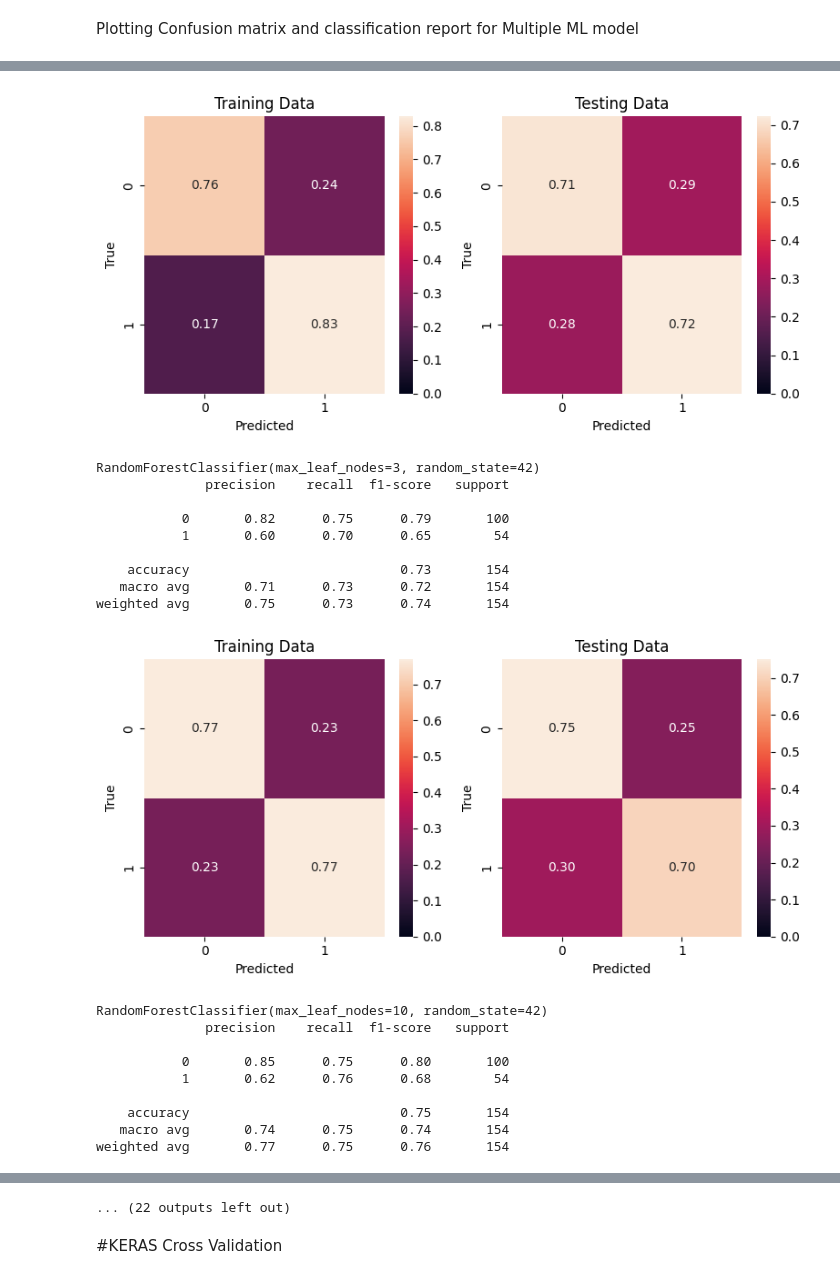
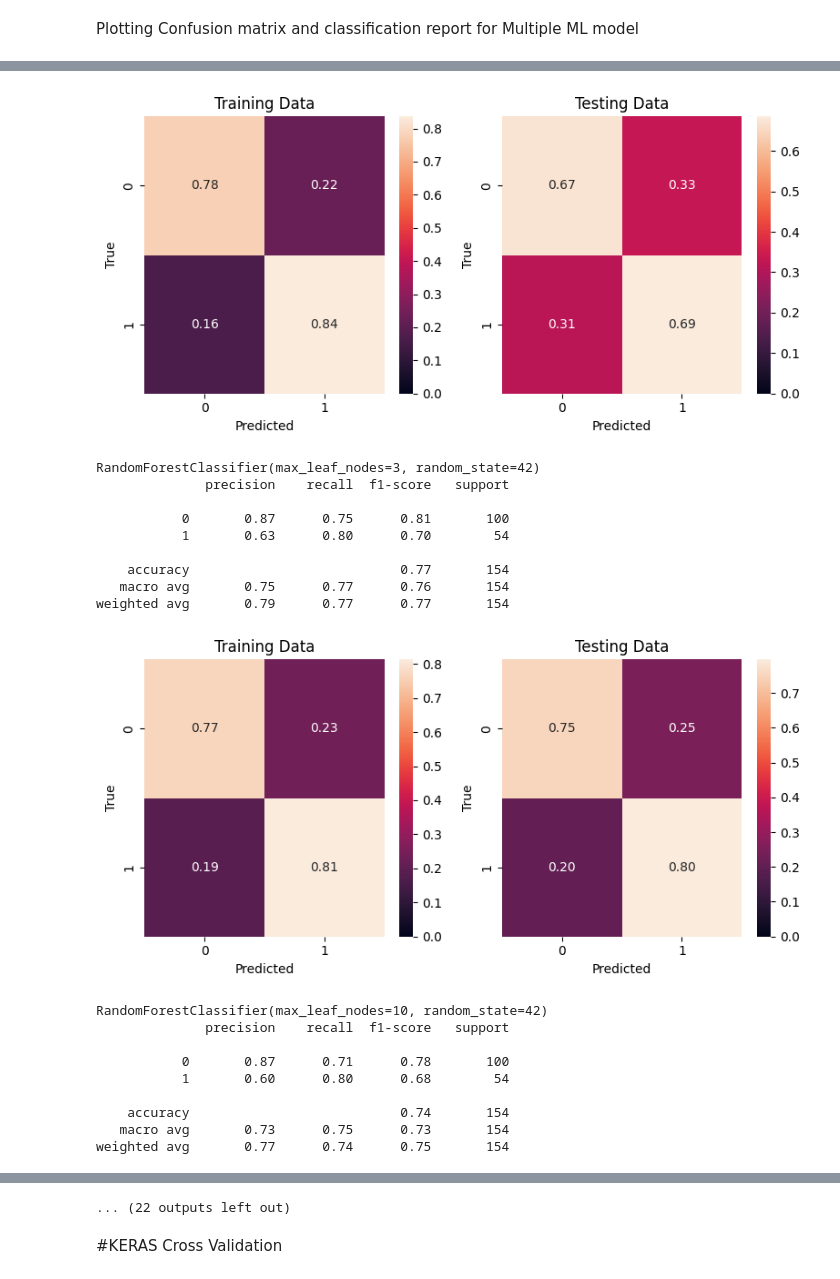
Before and after one commit to isaacadebayo/Predictive-Analytics-Public-Datasets, a Jupyter notebook: Diabetes_Prediction_Classification.ipynb, the cells around one changed output, grey strips where cells are left out. Cells and saved outputs as stored; diff of their text form; code cells hidden in the pictures.

```diff
--- a/Diabetes_Prediction_Classification.ipynb
+++ b/Diabetes_Prediction_Classification.ipynb
@@ -490,9 +488,11 @@ plt.show()
 from sklearn.metrics import roc_curve, auc
 from sklearn.metrics import precision_recall_curve, average_precision_score, roc_auc_score
 
-model_to_evaluate = models[0] # Currently Decision Tree Max Node 3, Change this to select a different model
+selected_pipeline_result = pipelines[0] # Example: LogisticRegression
+model_name = selected_pipeline_result['name']
+fitted_pipe = selected_pipeline_result['pipe']
 
-y_score = model_to_evaluate.predict_proba(X_test)[:, 1]
+y_score = fitted_pipe.predict_proba(X_test)[:, 1]
 auprc = average_precision_score(y_test, y_score)
 auroc = roc_auc_score(y_test, y_score)
 print("AUPRC:", auprc)
@@ -920,27 +909,42 @@ models = [
 # %% [markdown]
 Plotting Confusion matrix and classification report for Multiple ML model
 # %%
+from sklearn.metrics import classification_report, confusion_matrix
+from imblearn.pipeline import Pipeline as ImblearnPipeline # Aliasing Pipeline to ImblearnPipeline
+from sklearn.preprocessing import StandardScaler
+from imblearn.over_sampling import SMOTE
+
 for m in models:
-    # Train the model
-    m.fit(X_tr_res, y_tr_res)
+    # Wrap the model in a pipeline with StandardScaler and SMOTE
+    pipe = ImblearnPipeline([
+        ('scaler', StandardScaler()),
+        ('smote', SMOTE(k_neighbors=10, random_state=42)),
+        ('clf', m),
+    ])
+
+    # Train the pipeline on original X_train, y_train
+    pipe.fit(X_train, y_train)
 
     print(m)
 
-    # Generate predictions
-    y_train_pred = m.predict(X_tr_res).astype(int)
-    y_test_pred = m.predict(X_test_s).astype(int) # Corrected to use scaled test data
+    # Generate predictions using the pipeline
+    y_train_pred = pipe.predict(X_train).astype(int) # Use X_train here, as the pipeline handles scaling and SMOTE
+    y_test_pred = pipe.predict(X_test).astype(int)   # Use X_test here, as the pipeline handles scaling
 
     # Print classification report
     print(classification_report(y_test, y_test_pred))
 
     # Compute confusion matrices
-    conf_matrix_train = confusion_matrix(y_tr_res, y_train_pred).astype(float)
+    conf_matrix_train = confusion_matrix(y_train, y_train_pred).astype(float)
     conf_matrix_test = confusion_matrix(y_test, y_test_pred).astype(float)
 
     # Normalize confusion matrices
     for i in range(conf_matrix_train.shape[0]):
-        conf_matrix_train[i, :] /= conf_matrix_train[i, :].sum()
-        conf_matrix_test[i, :] /= conf_matrix_test[i, :].sum()
+        # Check to avoid division by zero if a row sum is 0
+        if conf_matrix_train[i, :].sum() > 0:
+            conf_matrix_train[i, :] /= conf_matrix_train[i, :].sum()
+        if conf_matrix_test[i, :].sum() > 0:
+            conf_matrix_test[i, :] /= conf_matrix_test[i, :].sum()
 
     # Create subplots for confusion matrices
     fig, axes = plt.subplots(nrows=1, ncols=2, figsize=(8, 4))
@@ -1004,20 +1008,20 @@ weighted avg       0.74      0.71      0.72       154
-[figure, old version]
+[figure, new version]
 RandomForestClassifier(max_leaf_nodes=3, random_state=42)
               precision    recall  f1-score   support
 
-           0       0.82      0.75      0.79       100
-           1       0.60      0.70      0.65        54
+           0       0.87      0.75      0.81       100
+           1       0.63      0.80      0.70        54
 
-    accuracy                           0.73       154
-   macro avg       0.71      0.73      0.72       154
-weighted avg       0.75      0.73      0.74       154
+    accuracy                           0.77       154
+   macro avg       0.75      0.77      0.76       154
+weighted avg       0.79      0.77      0.77       154
-[figure, old version]
+[figure, new version]
 RandomForestClassifier(max_leaf_nodes=10, random_state=42)
               precision    recall  f1-score   support
 
-           0       0.85      0.75      0.80       100
-           1       0.62      0.76      0.68        54
+           0       0.87      0.71      0.78       100
+           1       0.60      0.80      0.68        54
 
-    accuracy                           0.75       154
-   macro avg       0.74      0.75      0.74       154
-weighted avg       0.77      0.75      0.76       154
+    accuracy                           0.74       154
+   macro avg       0.73      0.75      0.73       154
+weighted avg       0.77      0.74      0.75       154
```
Also changed, not shown: parts of 11 cells of this notebook, 1 other file.
